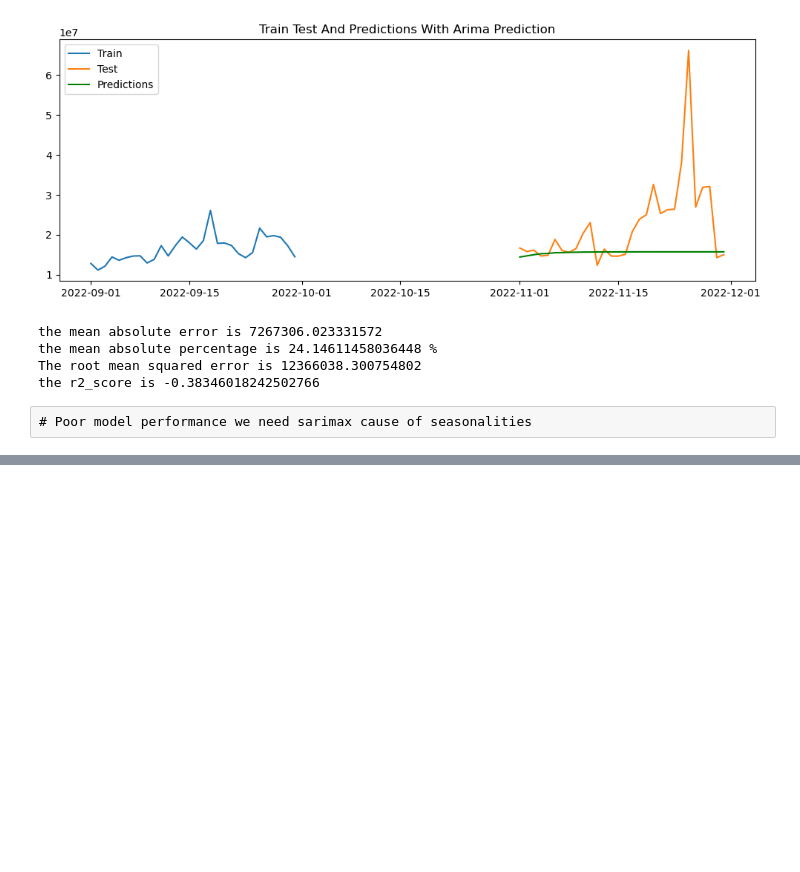
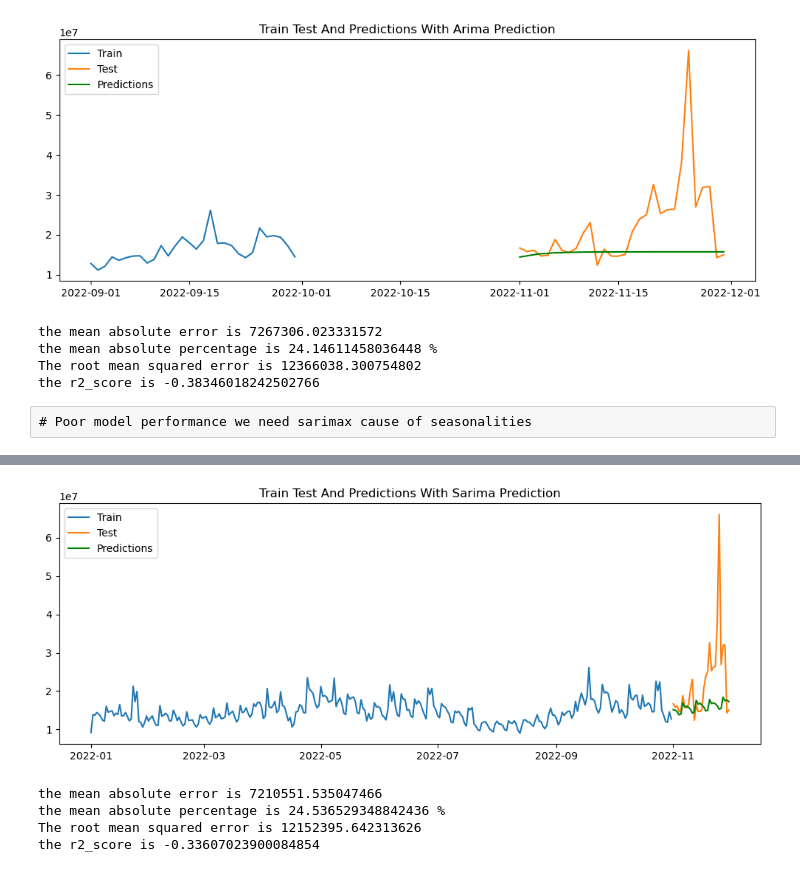
Before and after one commit to steve1-1269/time_series_analysis, a Jupyter notebook: arima.ipynb, the cells around one changed output, grey strips where cells are left out. Drawn from its saved outputs; the diff is of its cells as text; code cells hidden in the pictures; blank space fills up the shorter version.

Commit message:
Trained sarima model and measured performance

```diff
--- a/arima.ipynb
+++ b/arima.ipynb
@@ -351,0 +354,7 @@ the r2_score is -0.38346018242502766
+# %%
+model_sarima= auto_arima(
+    train['revenue'],
+    m= 7
+)
+
+model_sarima.summary()
@@ -351,0 +389,12 @@ the r2_score is -0.38346018242502766
+# %%
+# Use the fitted SARIMA model to forecast future values.
+# set the number of periods to forecast to the length of 'test'
+predictions_sarima = model_sarima.predict(n_periods=len(test))
+# %%
+model_evaluator(test['revenue']['2022'],train['revenue']['2022'],predictions_sarima['2022'], 'Sarima Prediction')
+# %% [output]
+[figure, added]
+the mean absolute error is 7210551.535047466
+the mean absolute percentage is 24.536529348842436 %
+The root mean squared error is 12152395.642313626
+the r2_score is -0.33607023900084854
```
Also changed, not shown: parts of 2 cells of this notebook.
